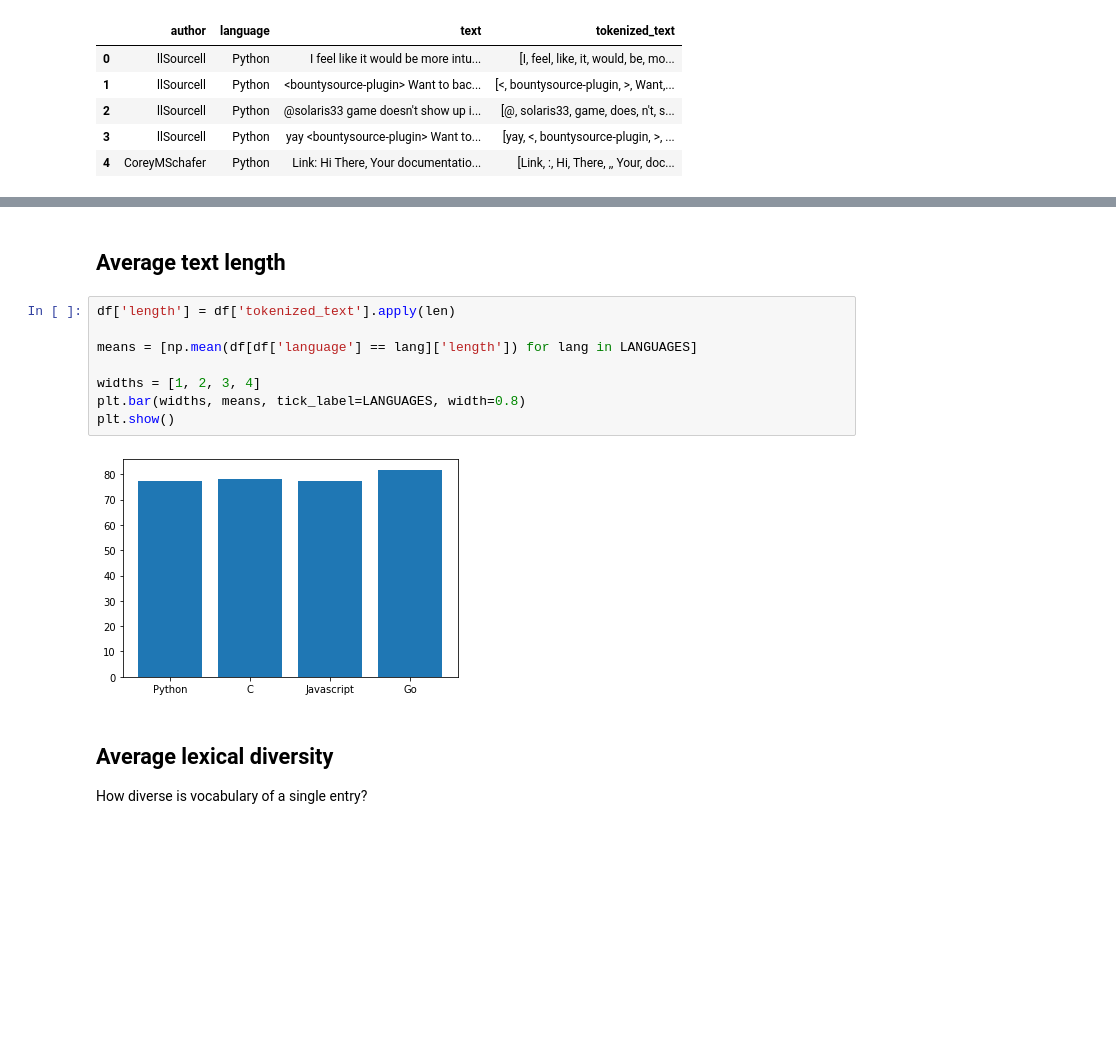
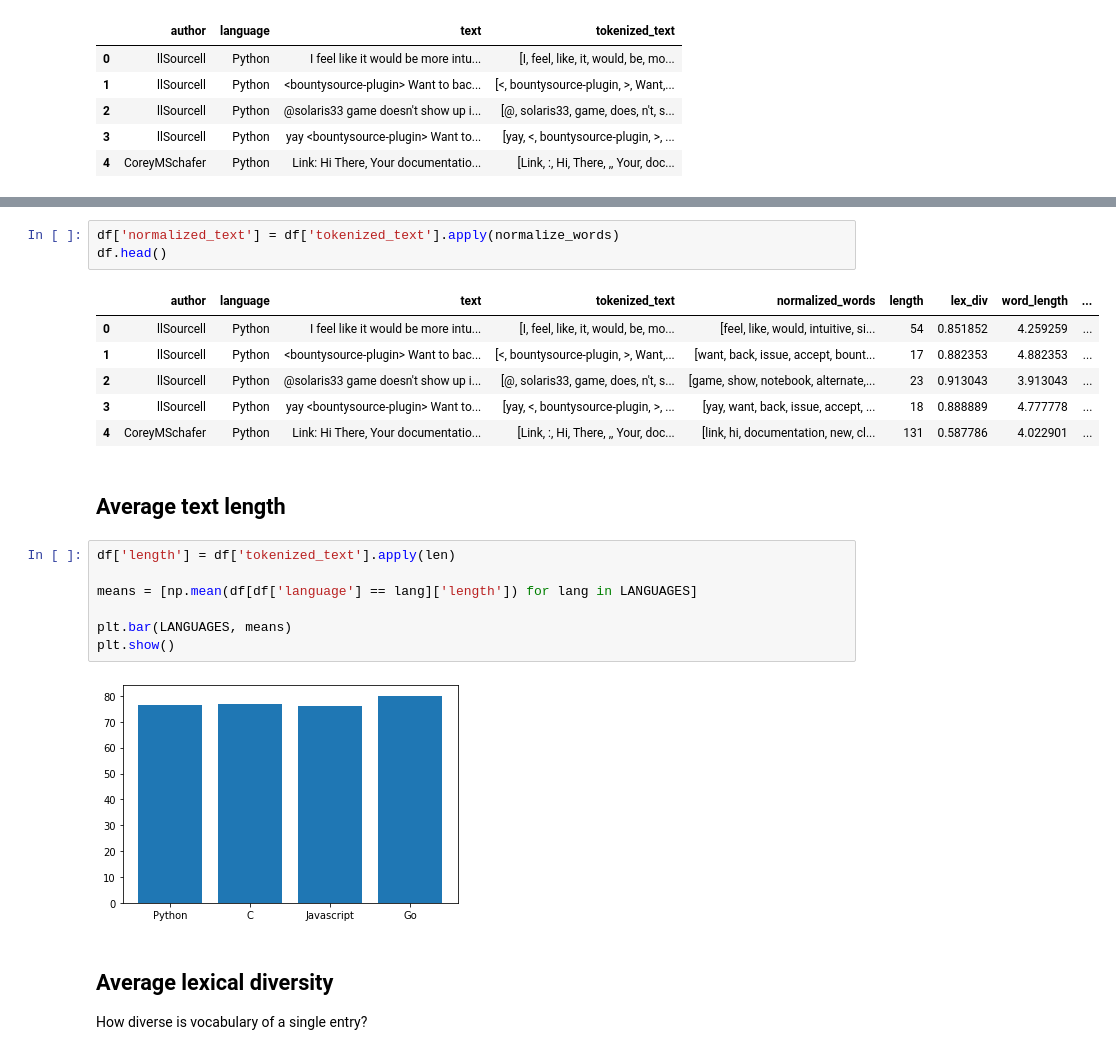
Before and after one commit to shilangyu/NLP-language-complexity, a Jupyter notebook: analysis/basic_data_analysis.ipynb, the cells around one changed output, grey strips where cells are left out. Cells and saved outputs as stored; diff of their text form; blank space fills up the shorter version.

```diff
--- a/analysis/basic_data_analysis.ipynb
+++ b/analysis/basic_data_analysis.ipynb
@@ -54,3 +76,13 @@ df.head()
+# %%
+df['normalized_text'] = df['tokenized_text'].apply(normalize_words)
+df.head()
+# %% [output]
+|  | author | language | text | tokenized_text | normalized_words | length | lex_div | word_length | ... |
+| 0 | llSourcell | Python | I feel like it would be more intu... | [I, feel, like, it, would, be, mo... | [feel, like, would, intuitive, si... | 54 | 0.851852 | 4.259259 | ... |
+| 1 | llSourcell | Python | <bountysource-plugin> Want to bac... | [<, bountysource-plugin, >, Want,... | [want, back, issue, accept, bount... | 17 | 0.882353 | 4.882353 | ... |
+| 2 | llSourcell | Python | @solaris33 game doesn't show up i... | [@, solaris33, game, does, n't, s... | [game, show, notebook, alternate,... | 23 | 0.913043 | 3.913043 | ... |
+| 3 | llSourcell | Python | yay <bountysource-plugin> Want to... | [yay, <, bountysource-plugin, >, ... | [yay, want, back, issue, accept, ... | 18 | 0.888889 | 4.777778 | ... |
+| 4 | CoreyMSchafer | Python | Link: Hi There, Your documentatio... | [Link, :, Hi, There, ,, Your, doc... | [link, hi, documentation, new, cl... | 131 | 0.587786 | 4.022901 | ... |
 # %% [markdown]
 ## Average text length
 # %%
@@ -58,11 +90,10 @@ df['length'] = df['tokenized_text'].apply(len)
 
 means = [np.mean(df[df['language'] == lang]['length']) for lang in LANGUAGES]
 
-widths = [1, 2, 3, 4]
-plt.bar(widths, means, tick_label=LANGUAGES, width=0.8)
+plt.bar(LANGUAGES, means)
 plt.show()
 # %% [output]
-[figure, old version]
+[figure, new version]
 # %% [markdown]
 ## Average lexical diversity
 
```
Also changed, not shown: parts of 10 cells of this notebook.
